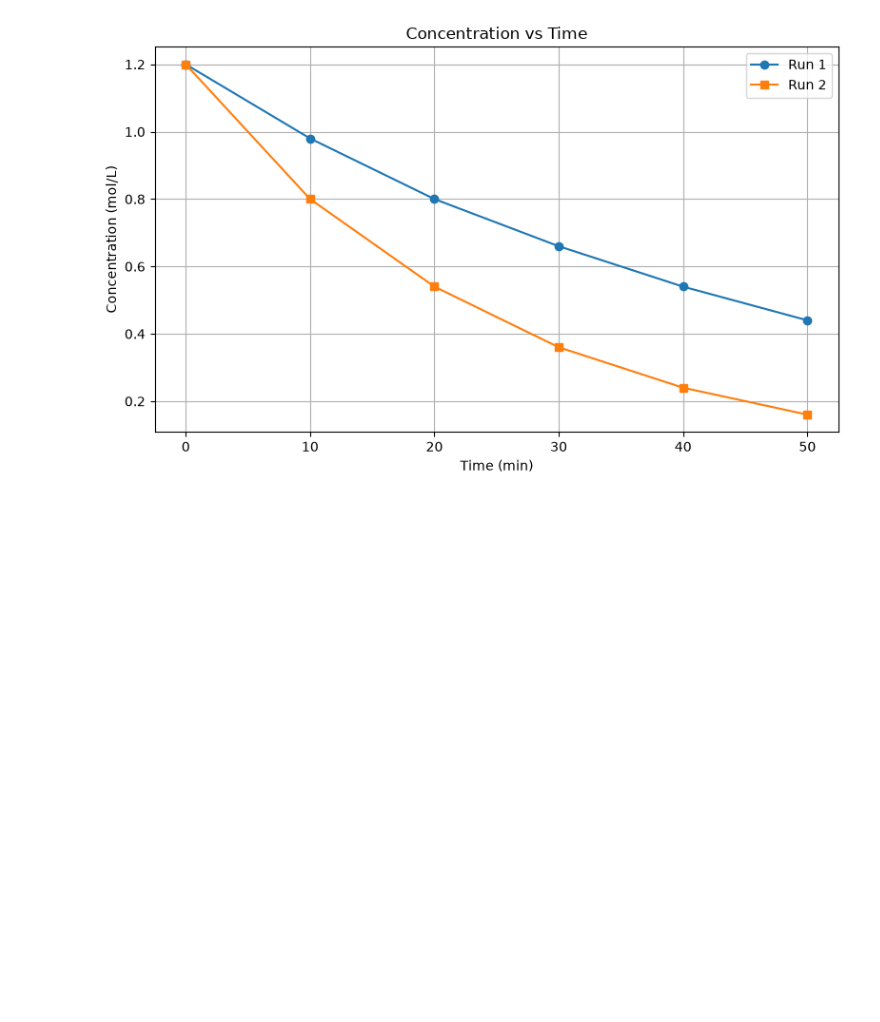
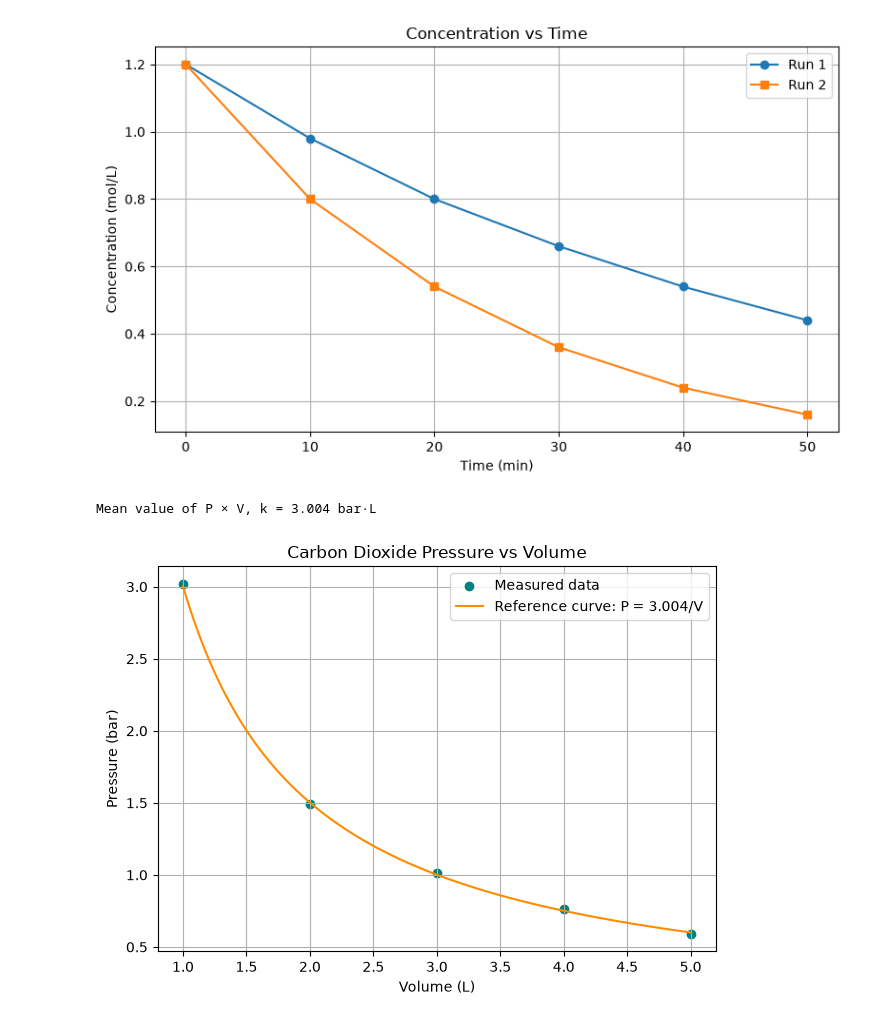
Before and after one commit to Chitranjank-max/CP_Practical, a Jupyter notebook: 20251001034_SetB.ipynb, the cells around one changed output. Cells and saved outputs as stored; diff of their text form; code cells hidden in the pictures; blank space fills up the shorter version.

```diff
--- a/20251001034_SetB.ipynb
+++ b/20251001034_SetB.ipynb
@@ -217,3 +217,29 @@ Run 2 shows more variation.
 [figure]
 # %%
 #Q4d)
+import numpy as np
+import matplotlib.pyplot as plt
+
+volume = np.array([1, 2, 3, 4, 5], dtype=float)
+pressure_bar = np.array([3.02, 1.49, 1.01, 0.76, 0.59])
+
+k = np.mean(pressure_bar * volume)
+print(f"Mean value of P × V, k = {k:.3f} bar·L")
+
+reference_volume = np.linspace(volume.min(), volume.max(), 200)
+reference_pressure = k / reference_volume
+
+plt.scatter(volume, pressure_bar, color="teal", label="Measured data")
+plt.plot(reference_volume, reference_pressure, color="darkorange",
+         label=f"Reference curve: P = {k:.3f}/V")
+
+plt.title("Carbon Dioxide Pressure vs Volume")
+plt.xlabel("Volume (L)")
+plt.ylabel("Pressure (bar)")
+plt.grid(True)
+plt.legend()
+plt.tight_layout()
+plt.show()
+# %% [output]
+Mean value of P × V, k = 3.004 bar·L
+[figure, added]
```
